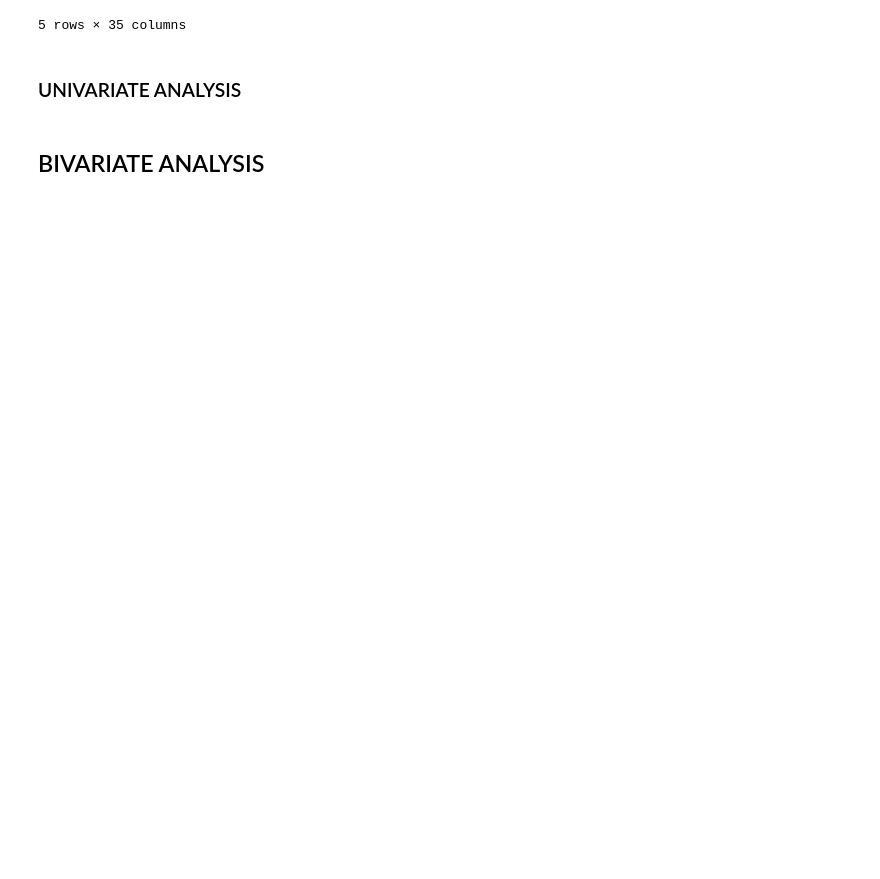
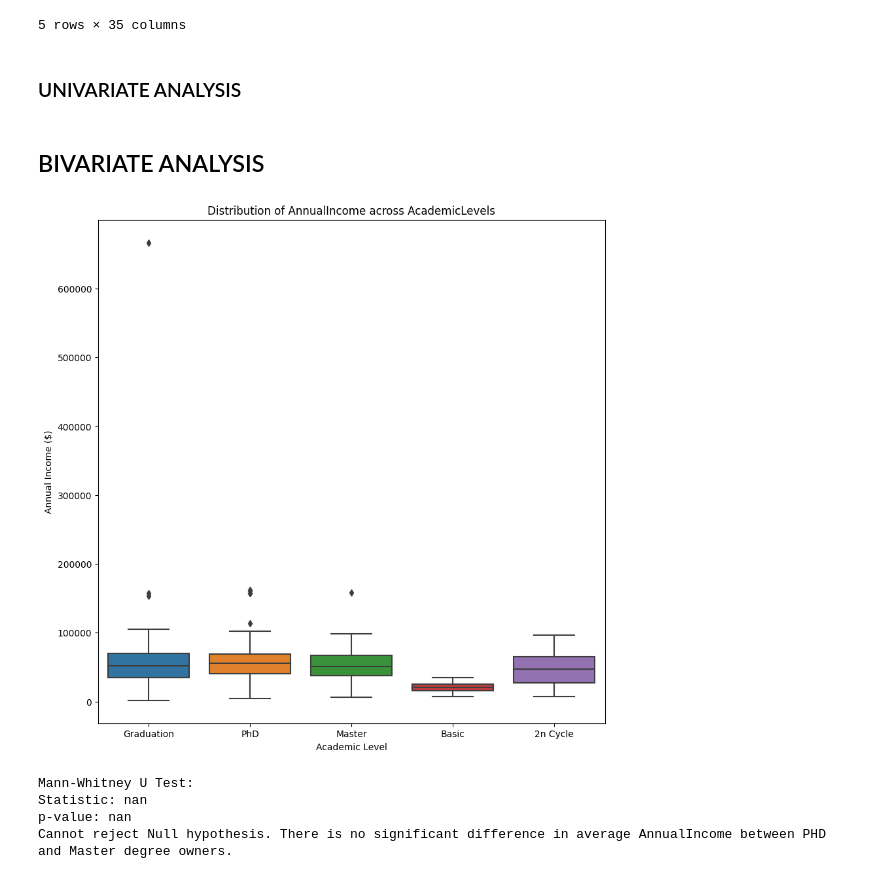
Before and after one commit to OPCODE-Open-Spring-Fest/hidden-consumer-patterns, a Jupyter notebook: notebook.ipynb, the cells around one changed output. Cells and saved outputs as stored; diff of their text form; code cells hidden in the pictures; blank space fills up the shorter version.

```diff
--- a/notebook.ipynb
+++ b/notebook.ipynb
@@ -214,0 +218,37 @@ data.head()
+# %%
+# AnnualIncome by AcademicLevel
+analysisData = pd.DataFrame({
+    'AcademicLevel': data['AcademicLevel'],
+    'AnnualIncome': data['AnnualIncome'],
+})
+plt.figure(figsize=(10, 10))
+sns.boxplot(x='AcademicLevel', y='AnnualIncome', data=analysisData)
+plt.title('Distribution of AnnualIncome across AcademicLevels')
+plt.xlabel('Academic Level')
+plt.ylabel('Annual Income ($)')
+plt.show()
+# %% [output]
+[figure, added]
+# %%
+# Statistically Test If Average of AnnualIncome is the same for both PHD Owners and Master Owners.
+
+phd_income = analysisData[analysisData['AcademicLevel'] == 'PhD']['AnnualIncome']
+master_income = analysisData[analysisData['AcademicLevel'] == 'Master']['AnnualIncome']
+
+statistic, p_value = stats.mannwhitneyu(phd_income, master_income)
+
+alpha = 0.05
+
+print("Mann-Whitney U Test:")
+print("Statistic:", statistic)
+print("p-value:", p_value)
+
+if p_value < alpha:
+    print("Null hypothesis is rejected. There is a significant difference in average AnnualIncome between PHD and Master degree owners.")
+else:
+    print("Cannot reject Null hypothesis. There is no significant difference in average AnnualIncome between PHD and Master degree owners.")
+# %% [output]
+Mann-Whitney U Test:
+Statistic: nan
+p-value: nan
+Cannot reject Null hypothesis. There is no significant difference in average AnnualIncome between PHD and Master degree owners.
```
Also changed, not shown: parts of 5 cells of this notebook.
